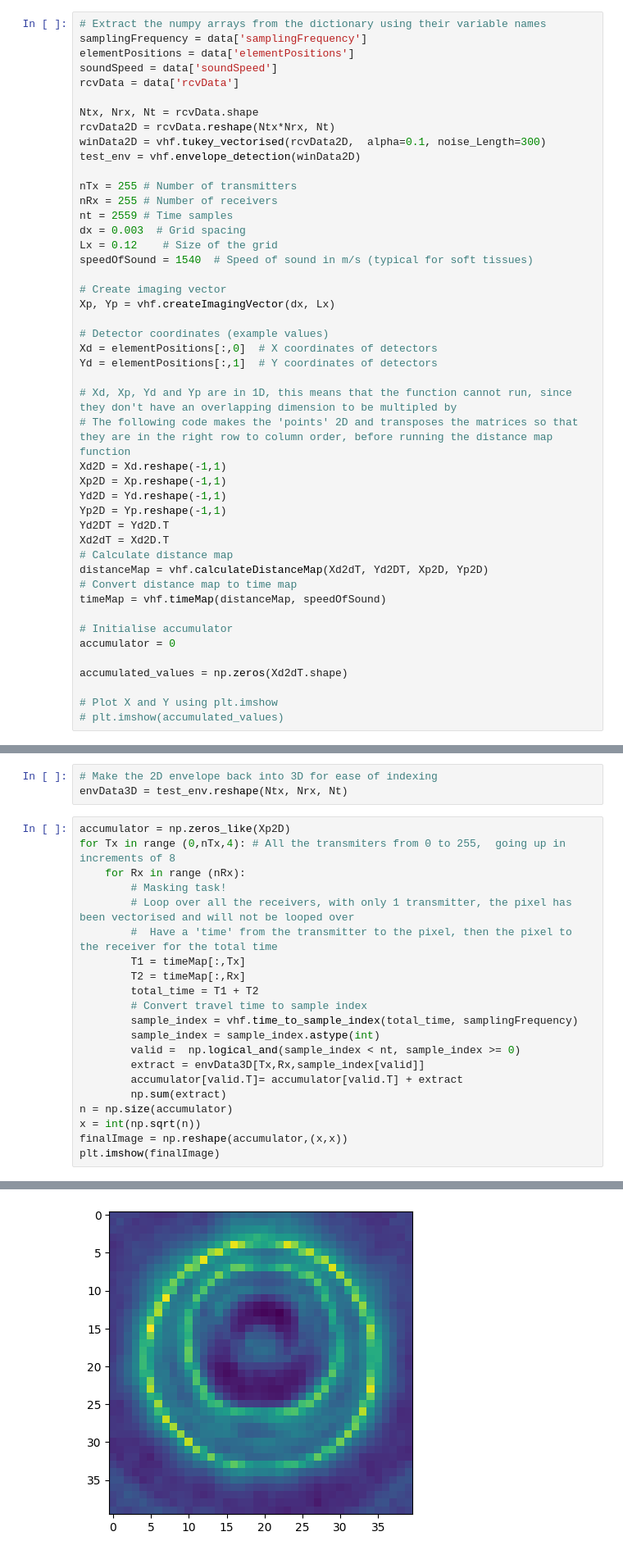
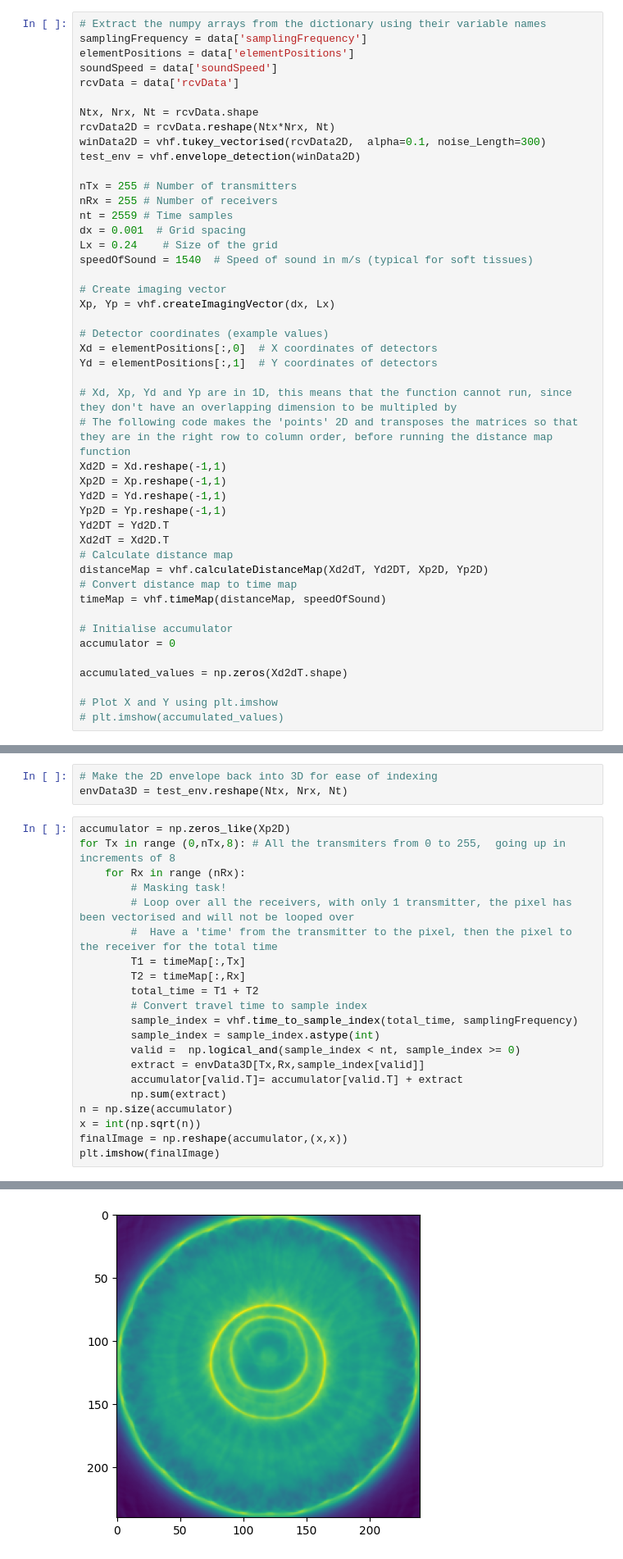
Before and after one commit to Emiree123/UG-Research-Project, a Jupyter notebook: Imagingscript.ipynb, the cells around one changed output, grey strips where cells are left out. Shown at 82% size. Cells and saved outputs as stored; diff of their text form.

```diff
--- a/Imagingscript.ipynb
+++ b/Imagingscript.ipynb
@@ -27,8 +42,8 @@ test_env = vhf.envelope_detection(winData2D)
 nTx = 255 # Number of transmitters
 nRx = 255 # Number of receivers
 nt = 2559 # Time samples
-dx = 0.003  # Grid spacing
-Lx = 0.12    # Size of the grid
+dx = 0.001  # Grid spacing
+Lx = 0.24    # Size of the grid
 speedOfSound = 1540  # Speed of sound in m/s (typical for soft tissues)
 
 # Create imaging vector
@@ -68,25 +83,25 @@ accumulated_values = np.zeros(Xd2dT.shape)
 envData3D = test_env.reshape(Ntx, Nrx, Nt)
 # %%
 accumulator = np.zeros_like(Xp2D)
-for Tx in range (0,nTx,4): # All the transmiters from 0 to 255,  going up in increments of 8
+for Tx in range (0,nTx,8): # All the transmiters from 0 to 255,  going up in increments of 8
     for Rx in range (nRx):
         # Masking task!
         # Loop over all the receivers, with only 1 transmitter, the pixel has been vectorised and will not be looped over
         #  Have a 'time' from the transmitter to the pixel, then the pixel to the receiver for the total time
         T1 = timeMap[:,Tx]
         T2 = timeMap[:,Rx]
         total_time = T1 + T2
         # Convert travel time to sample index
         sample_index = vhf.time_to_sample_index(total_time, samplingFrequency)
         sample_index = sample_index.astype(int)
         valid =  np.logical_and(sample_index < nt, sample_index >= 0)
         extract = envData3D[Tx,Rx,sample_index[valid]]
         accumulator[valid.T]= accumulator[valid.T] + extract
         np.sum(extract)
 n = np.size(accumulator)
 x = int(np.sqrt(n))
 finalImage = np.reshape(accumulator,(x,x))
 plt.imshow(finalImage)
 # %% [output]
 <matplotlib.image.AxesImage at 0x...>
-[figure, old version]
+[figure, new version]
```
Also changed, not shown: parts of 2 cells of this notebook, 1 other file.
